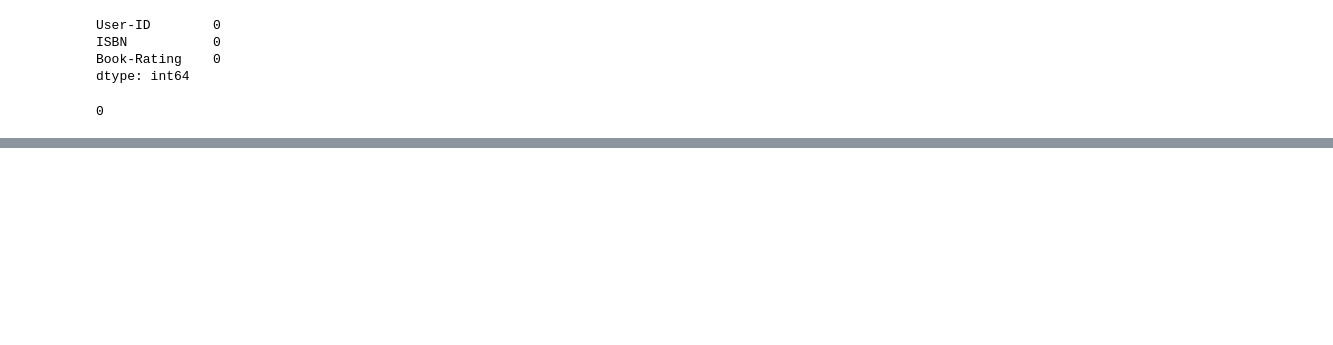
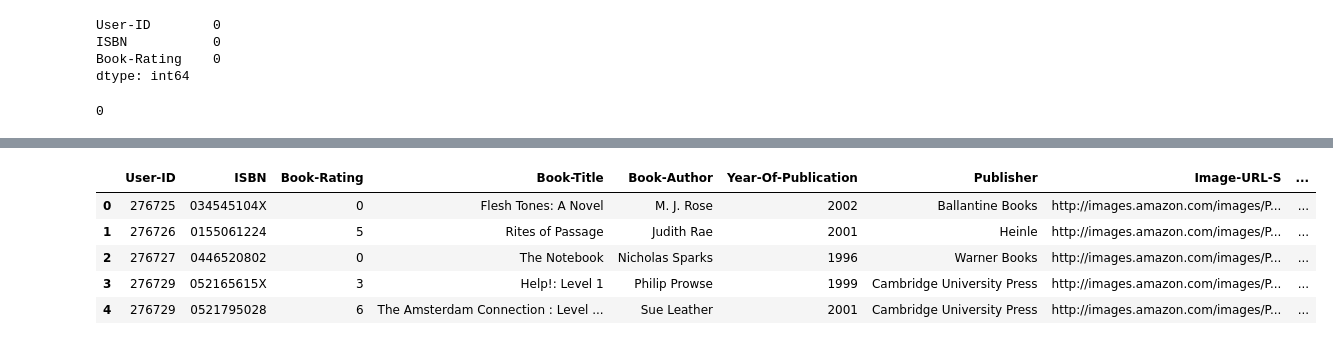
Before and after one commit to RivalMoh/Rekomendasi_Buku, a Jupyter notebook: Recommended.ipynb, the cells around one changed output, grey strips where cells are left out. Saved outputs shown, nothing was run; the diff lists cells and outputs as text; code cells hidden in the pictures; blank space fills up the shorter version.

```diff
--- a/Recommended.ipynb
+++ b/Recommended.ipynb
@@ -215,0 +319,11 @@ pada data ratings_df tidak ada data hilang ataupun tidak sesuai tipe data yang d
+# %%
+# menggabungkan data buku dan rating
+merge_df = pd.merge(ratings_df, books_df, on='ISBN')
+merge_df.head()
+# %% [output]
+|  | User-ID | ISBN | Book-Rating | Book-Title | Book-Author | Year-Of-Publication | Publisher | Image-URL-S | ... |
+| 0 | 276725 | 034545104X | 0 | Flesh Tones: A Novel | M. J. Rose | 2002 | Ballantine Books | http://images.amazon.com/images/P... | ... |
+| 1 | 276726 | 0155061224 | 5 | Rites of Passage | Judith Rae | 2001 | Heinle | http://images.amazon.com/images/P... | ... |
+| 2 | 276727 | 0446520802 | 0 | The Notebook | Nicholas Sparks | 1996 | Warner Books | http://images.amazon.com/images/P... | ... |
+| 3 | 276729 | 052165615X | 3 | Help!: Level 1 | Philip Prowse | 1999 | Cambridge University Press | http://images.amazon.com/images/P... | ... |
+| 4 | 276729 | 0521795028 | 6 | The Amsterdam Connection : Level ... | Sue Leather | 2001 | Cambridge University Press | http://images.amazon.com/images/P... | ... |
```
Also changed, not shown: parts of 67 cells of this notebook, 6 other files.
